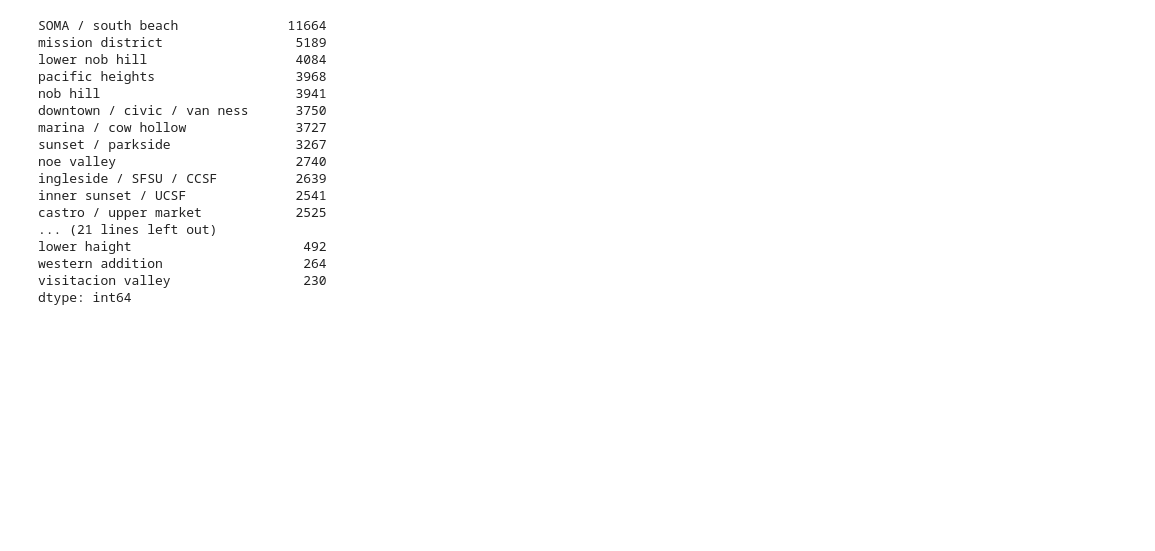
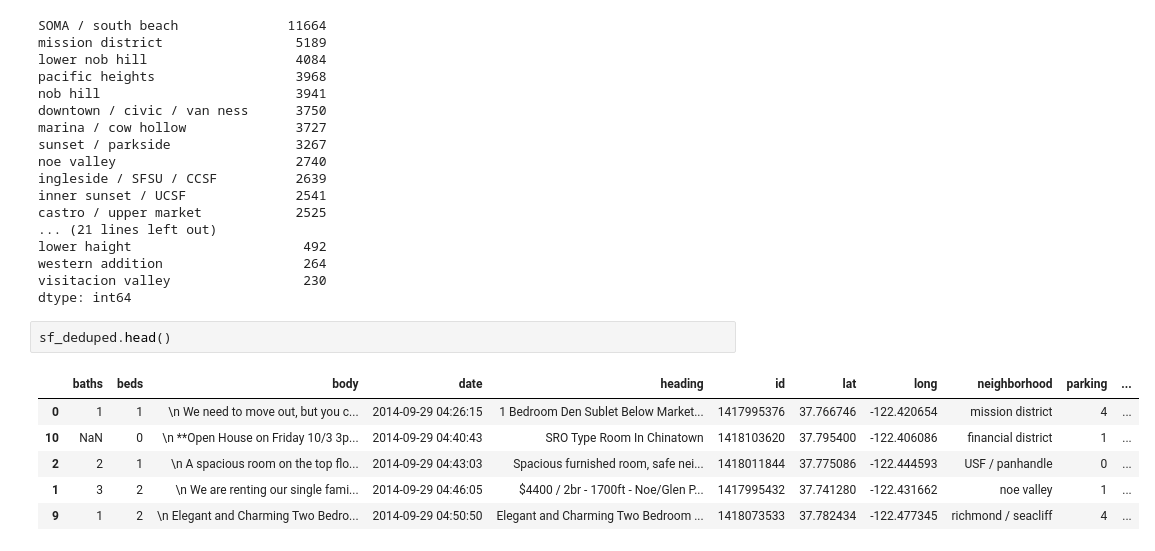
Before and after one commit to jonoleson/PriceMyRental, a Jupyter notebook: rental_data_eda.ipynb, the cells around one changed output. Drawn from its saved outputs; the diff is of its cells as text; blank space fills up the shorter version.

```diff
--- a/rental_data_eda.ipynb
+++ b/rental_data_eda.ipynb
@@ -131,3 +131,12 @@ lower haight                      492
 western addition                  264
 visitacion valley                 230
 dtype: int64
+# %%
+sf_deduped.head()
+# %% [output]
+|  | baths | beds | body | date | heading | id | lat | long | neighborhood | parking | ... |
+| 0 | 1 | 1 | \n We need to move out, but you c... | 2014-09-29 04:26:15 | 1 Bedroom Den Sublet Below Market... | 1417995376 | 37.766746 | -122.420654 | mission district | 4 | ... |
+| 10 | NaN | 0 | \n **Open House on Friday 10/3 3p... | 2014-09-29 04:40:43 | SRO Type Room In Chinatown | 1418103620 | 37.795400 | -122.406086 | financial district | 1 | ... |
+| 2 | 2 | 1 | \n A spacious room on the top flo... | 2014-09-29 04:43:03 | Spacious furnished room, safe nei... | 1418011844 | 37.775086 | -122.444593 | USF / panhandle | 0 | ... |
+| 1 | 3 | 2 | \n We are renting our single fami... | 2014-09-29 04:46:05 | $4400 / 2br - 1700ft - Noe/Glen P... | 1417995432 | 37.741280 | -122.431662 | noe valley | 1 | ... |
+| 9 | 1 | 2 | \n Elegant and Charming Two Bedro... | 2014-09-29 04:50:50 | Elegant and Charming Two Bedroom ... | 1418073533 | 37.782434 | -122.477345 | richmond / seacliff | 4 | ... |
```
Also changed, not shown: parts of 1 cell of this notebook, 2 other files.
